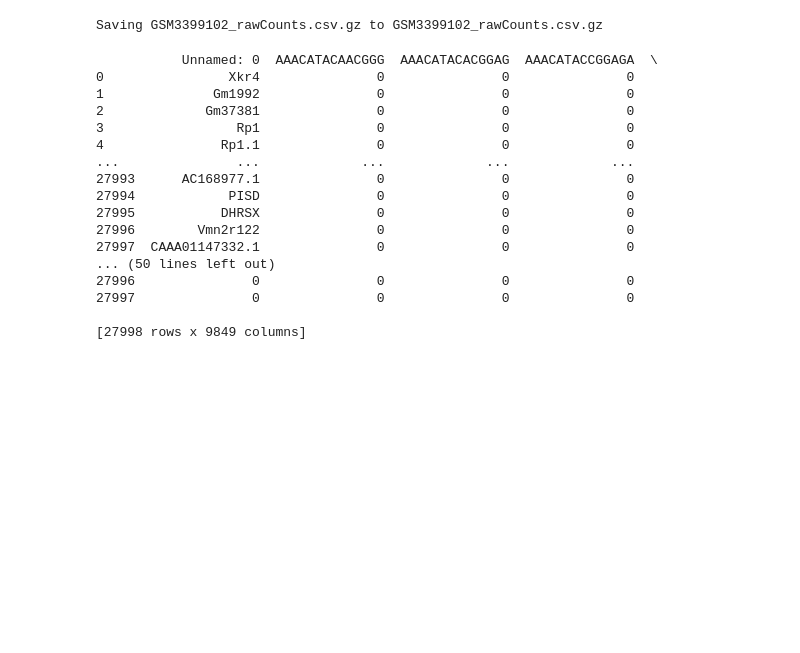
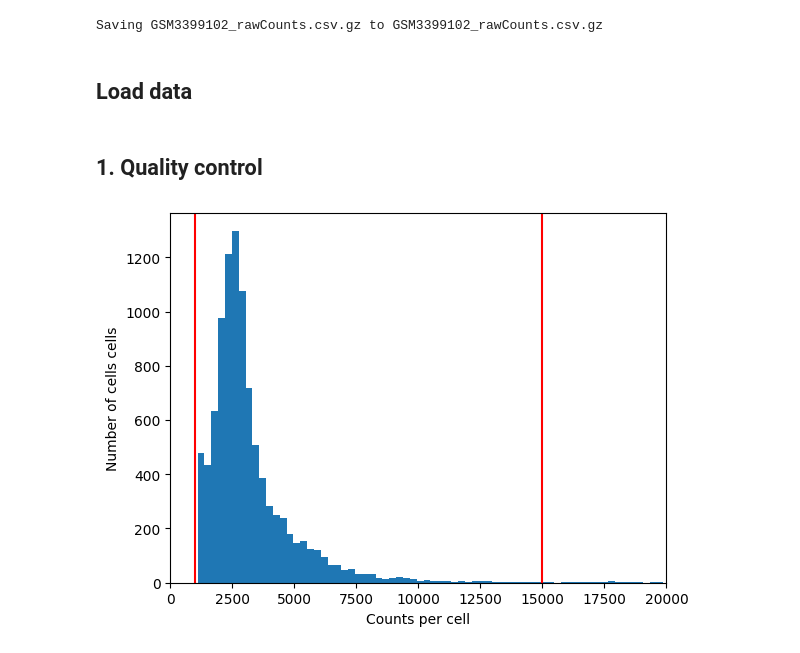
Before and after one commit to danielselmin/scientific_literature, a Jupyter notebook: miniproject2.ipynb, the cells around one changed output. Cells and saved outputs as stored; diff of their text form; code cells hidden in the pictures; blank space fills up the shorter version.

```diff
--- a/miniproject2.ipynb
+++ b/miniproject2.ipynb
@@ -31,24 +31,20 @@ import numpy as np
 import pandas as pd
 import scanpy as sc
 import matplotlib.pyplot as plt
+# %% [markdown]
+## Load data
 # %%
-data_E13 = pd.read_csv('GSM3399102_rawCounts.csv.gz', compression='gzip')
-print(data_E13)
+adata = sc.read_csv("GSM3399102_rawCounts.csv.gz").T
-# %% [output]
-           Unnamed: 0  AAACATACAACGGG  AAACATACACGGAG  AAACATACCGGAGA  \
-0                Xkr4               0               0               0
-1              Gm1992               0               0               0
-2             Gm37381               0               0               0
-3                 Rp1               0               0               0
-4               Rp1.1               0               0               0
-...               ...             ...             ...             ...
-27993      AC168977.1               0               0               0
-27994            PISD               0               0               0
-27995           DHRSX               0               0               0
-27996        Vmn2r122               0               0               0
-27997  CAAA01147332.1               0               0               0
-... (50 lines left out)
-27996               0               0               0               0
-27997               0               0               0               0
-
-[27998 rows x 9849 columns]
+# %% [markdown]
+## 1. Quality control
+# %%
+adata.obs['n_counts'] = adata.X.sum(axis=1)
+plt.hist(adata.obs['n_counts'], bins=100)
+plt.xlabel("Counts per cell") # what are you plotting on the x-axis? Label it!
+plt.ylabel("Number of cells cells") # what are you plotting on the x-axis? Label it!
+plt.axvline(1000, c="r") # specify the lower cutoff value for total UMIs
+plt.axvline(15000, c="r") # specify the upper cutoff value for total UMIs
+plt.xlim(0, 20000)
+plt.show()
+# %% [output]
+[figure, added]
```
Also changed, not shown: parts of 2 cells of this notebook, 1 other file.
